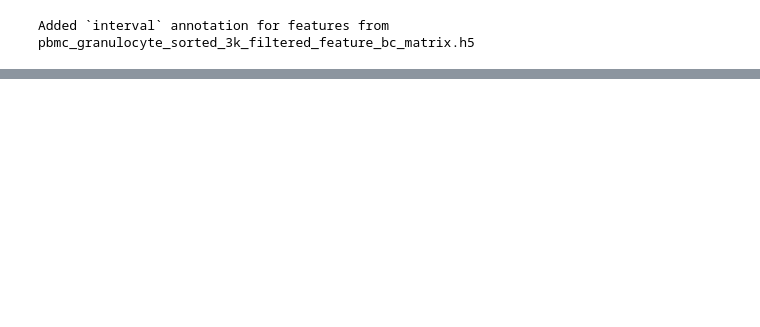
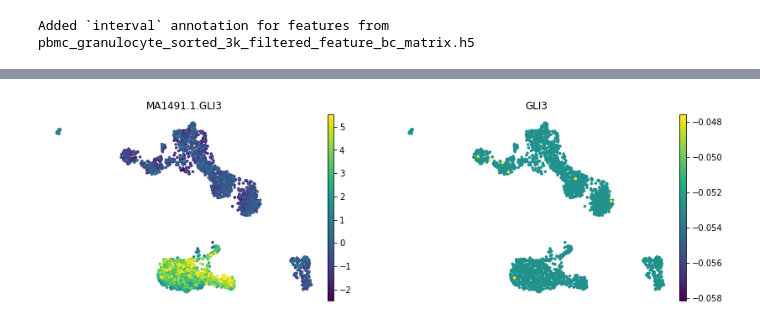
Before and after one commit to pinellolab/pychromVAR, a Jupyter notebook: tutorial/tutorial.ipynb, the cells around one changed output, grey strips where cells are left out. Cells and saved outputs as stored; diff of their text form; code cells hidden in the pictures; blank space fills up the shorter version.

```diff
--- a/tutorial/tutorial.ipynb
+++ b/tutorial/tutorial.ipynb
@@ -90,0 +115,4 @@ Wall time: 3min 48s
+# %%
+mu.pl.umap(mdata, color=['MA1491.1.GLI3', 'GLI3'], frameon=False, vmin='p1', vmax='p99')
+# %% [output]
+[figure, added]
```
Also changed, not shown: parts of 36 cells of this notebook, 5 other files.
